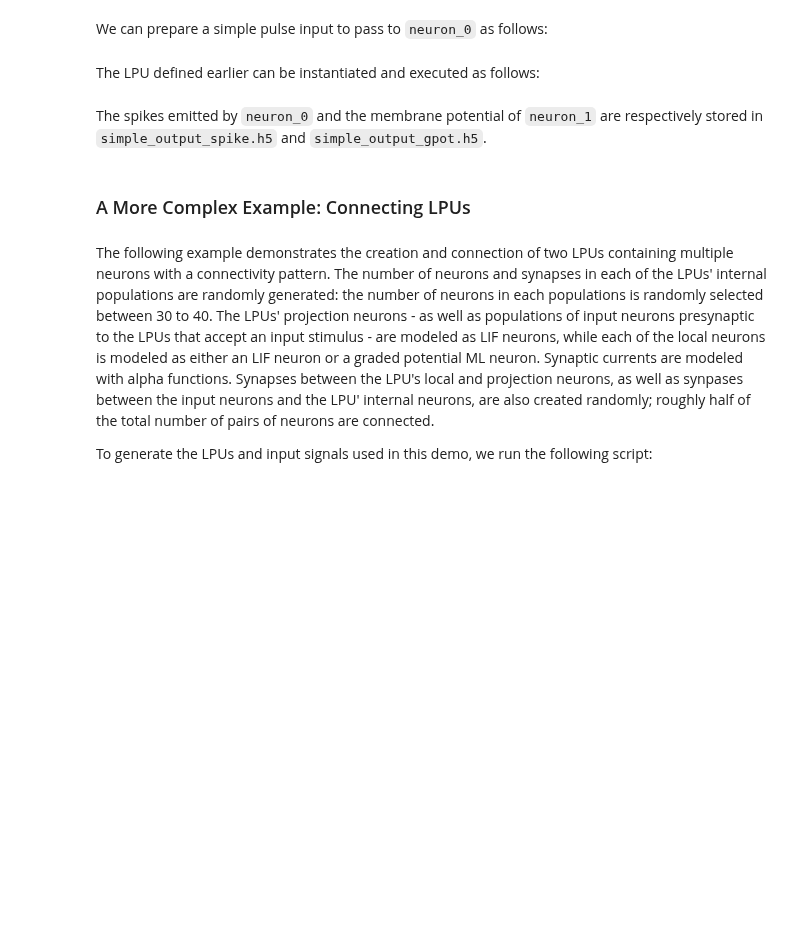
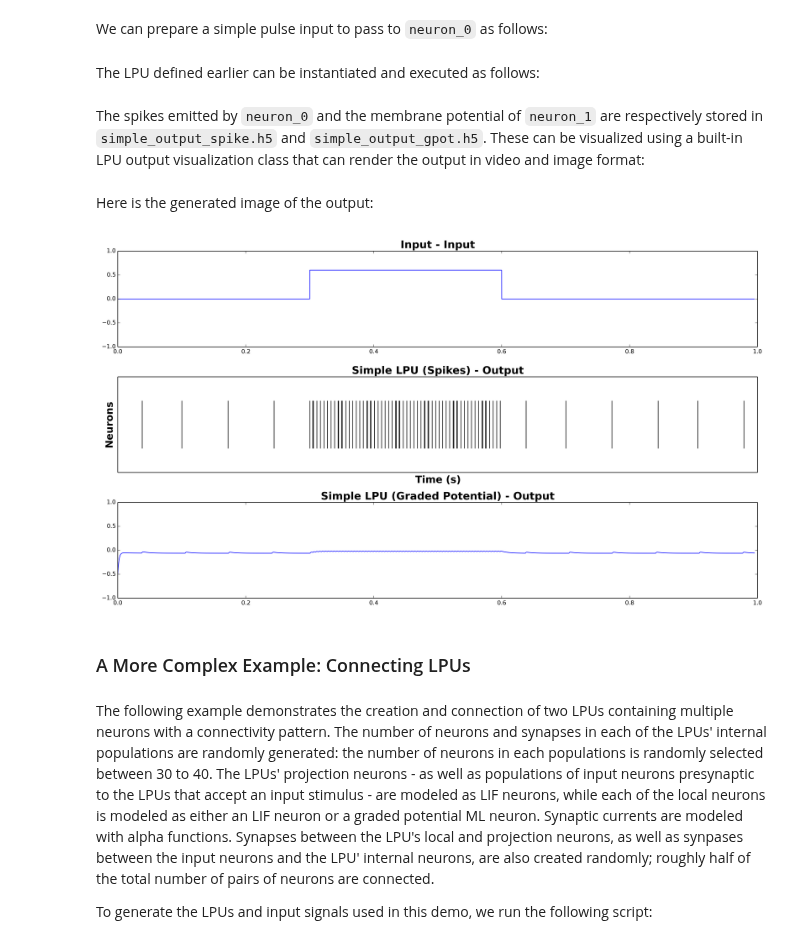
Before and after one commit to neurokernel/neurokernel, a Jupyter notebook: notebooks/intro.ipynb, the cells around one changed output. Saved outputs shown, nothing was run; the diff lists cells and outputs as text; code cells hidden in the pictures; blank space fills up the shorter version.

```diff
--- a/notebooks/intro.ipynb
+++ b/notebooks/intro.ipynb
@@ -164,4 +164,4 @@ man.add_mod(lpu)
 man.start(steps=Nt)
 man.stop()
 # %% [markdown]
-The spikes emitted by ``neuron_0`` and the membrane potential of ``neuron_1`` are respectively stored in ``simple_output_spike.h5`` and ``simple_output_gpot.h5``.
+The spikes emitted by ``neuron_0`` and the membrane potential of ``neuron_1`` are respectively stored in ``simple_output_spike.h5`` and ``simple_output_gpot.h5``. These can be visualized using a built-in LPU output visualization class that can render the output in video and image format:
@@ -168,3 +206,9 @@ The spikes emitted by ``neuron_0`` and the membrane potential of ``neuron_1`` ar
+# %% [markdown]
+Here is the generated image of the output:
+# %%
+IPython.display.Image(filename='simple_output.png', width="75%", height="75%")
+# %% [output]
+[figure, added]
 # %% [markdown]
 ### A More Complex Example: Connecting LPUs
 # %% [markdown]
```
Also changed, not shown: parts of 3 cells of this notebook, 1 other file.
